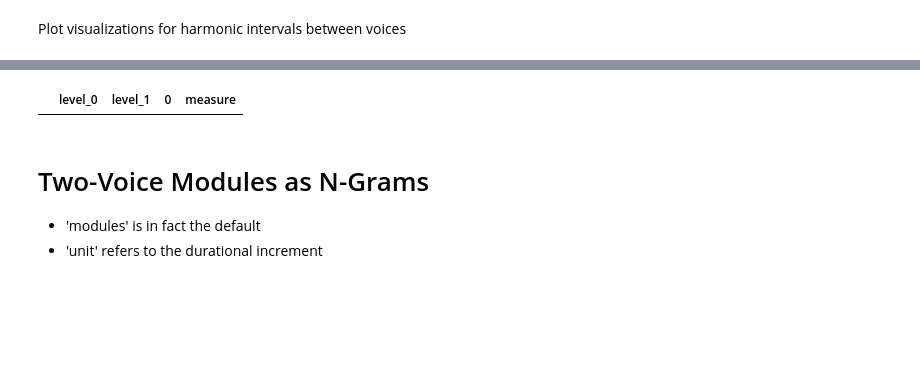
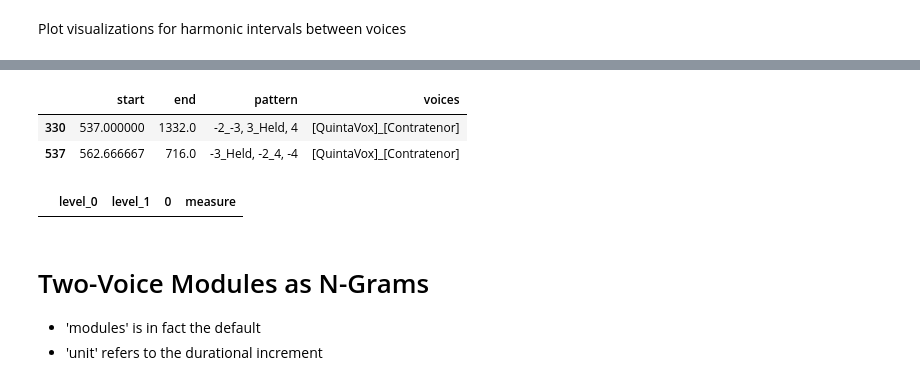
Before and after one commit to trangdang168/CRIM_Intervals_Notebooks, a Jupyter notebook: CRIM_Intervals_Morgan.ipynb, the cells around one changed output, grey strips where cells are left out. Cells and saved outputs as stored; diff of their text form; code cells hidden in the pictures; blank space fills up the shorter version.

```diff
--- a/CRIM_Intervals_Morgan.ipynb
+++ b/CRIM_Intervals_Morgan.ipynb
@@ -451,0 +483,3 @@ viz.plot_ngrams_heatmap(h_ng)
+# %%
+chart, chart_df = viz.plot_ngrams_heatmap(model, h_ng, patterns=['-2_-3, 3_Held, 4', '-3_Held, -2_4, -4'], voices=['[QuintaVox]_[Contratenor]'])
+chart
@@ -452,3 +488,9 @@ viz.plot_ngrams_heatmap(h_ng)
+# %%
+chart_df
+# %% [output]
+|  | start | end | pattern | voices |
+| 330 | 537.000000 | 1332.0 | -2_-3, 3_Held, 4 | [QuintaVox]_[Contratenor] |
+| 537 | 562.666667 | 716.0 | -3_Held, -2_4, -4 | [QuintaVox]_[Contratenor] |
 # %%
 out3 = h_ng[h_ng == '7_-, 6_-2, 8'].stack().dropna().to_frame()
 out3.reset_index(inplace=True)
```
Also changed, not shown: parts of 21 cells of this notebook, 2 other files.
